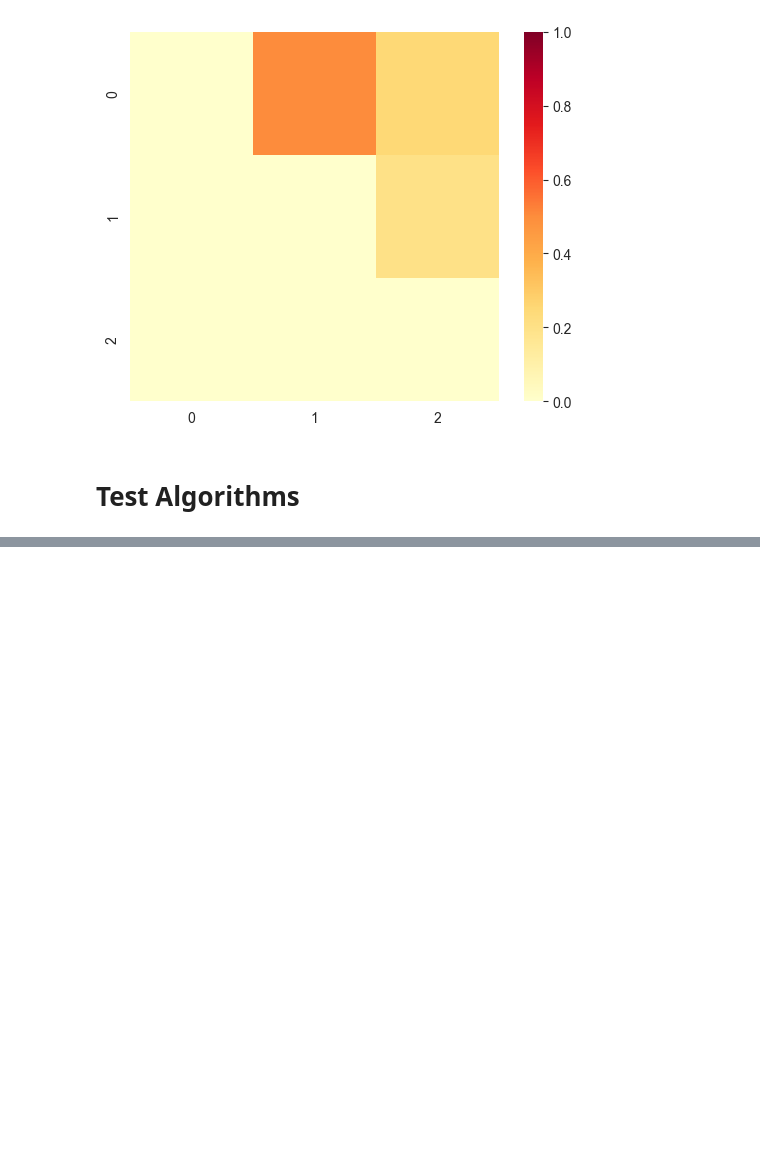
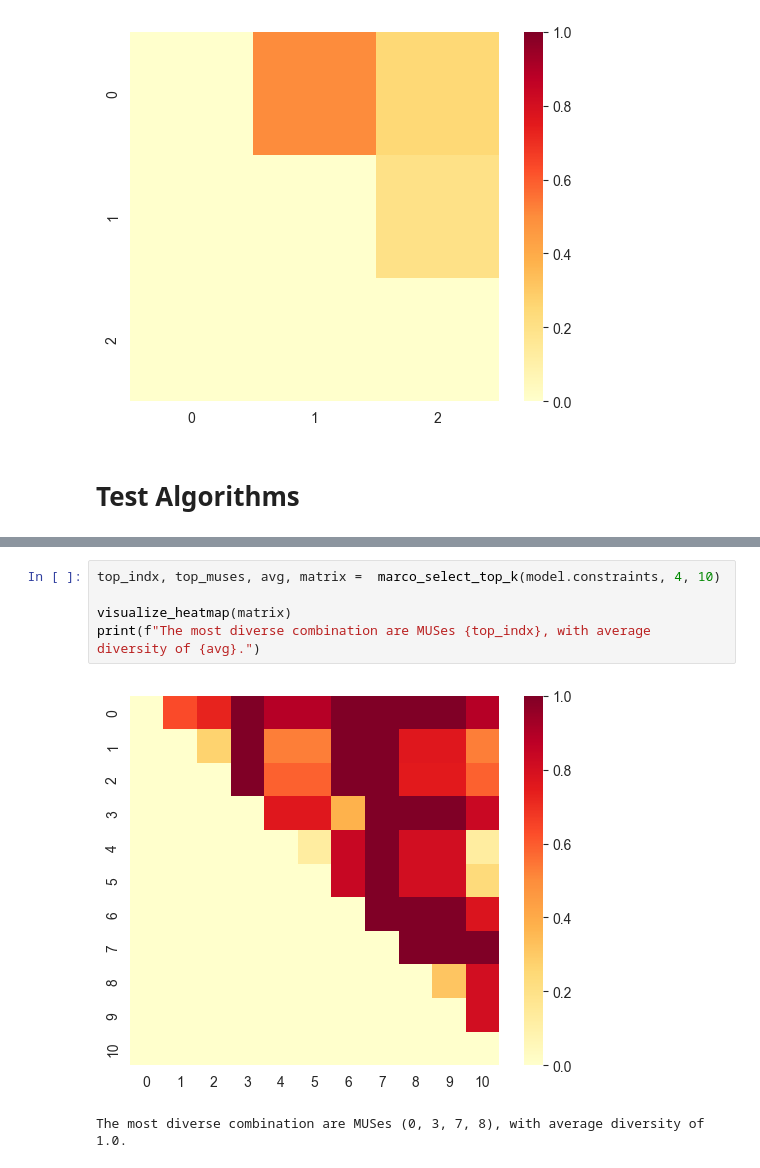
Before and after one commit to RobinHalford/cpmpy, a Jupyter notebook: cpmpy/tools/explain/tmp_tests.ipynb, the cells around one changed output, grey strips where cells are left out. Cells and saved outputs as stored; diff of their text form; blank space fills up the shorter version.

Commit message:
test for marco_select_topk

```diff
--- a/cpmpy/tools/explain/tmp_tests.ipynb
+++ b/cpmpy/tools/explain/tmp_tests.ipynb
@@ -111,0 +93,8 @@ print(top_indx)
+# %%
+top_indx, top_muses, avg, matrix =  marco_select_top_k(model.constraints, 4, 10)
+
+visualize_heatmap(matrix)
+print(f"The most diverse combination are MUSes {top_indx}, with average diversity of {avg}.")
+# %% [output]
+[figure, added]
+The most diverse combination are MUSes (0, 3, 7, 8), with average diversity of 1.0.
```
Also changed, not shown: parts of 2 cells of this notebook.
